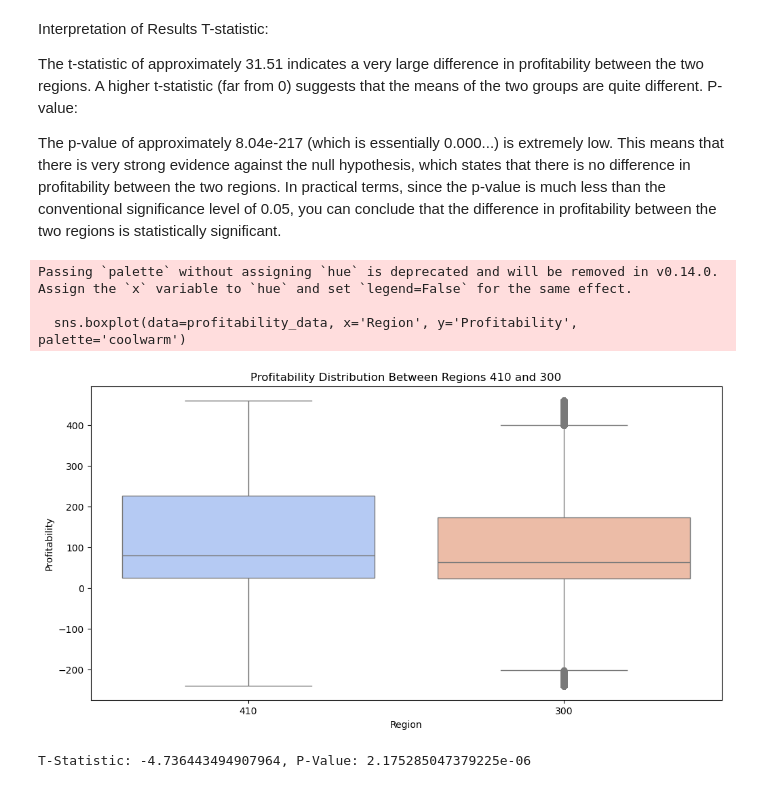
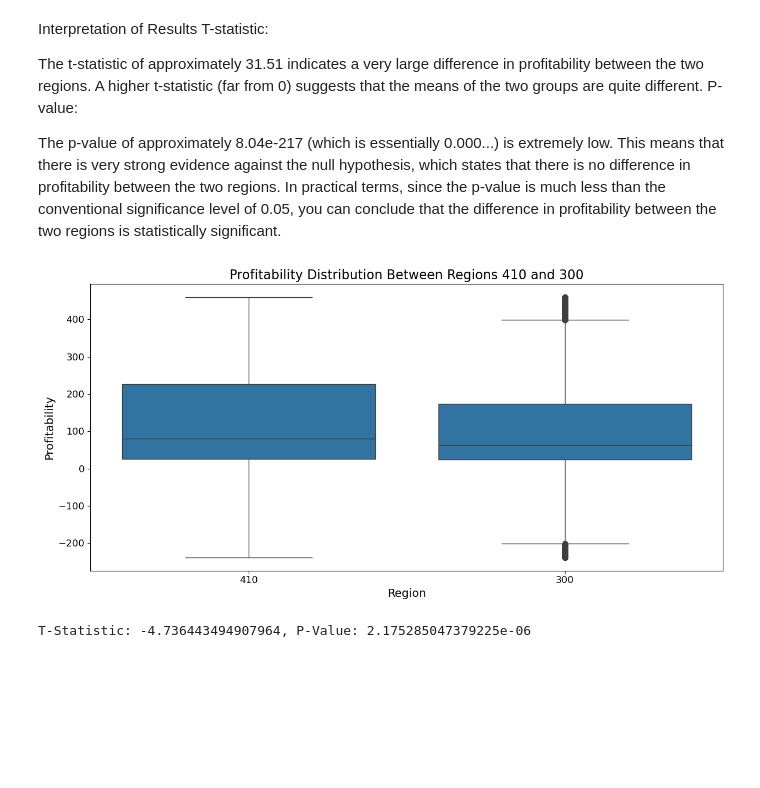
Before and after one commit to arjuuadhikari/BUS-8000, a Jupyter notebook: Group Project Data and Description-20241104/Group Work Busa8000-Copy1.ipynb, the cells around one changed output. Drawn from its saved outputs; the diff is of its cells as text; code cells hidden in the pictures; blank space fills up the shorter version.

```diff
--- a/Group Project Data and Description-20241104/Group Work Busa8000-Copy1.ipynb
+++ b/Group Project Data and Description-20241104/Group Work Busa8000-Copy1.ipynb
@@ -788,22 +788,22 @@ In practical terms, since the p-value is much less than the conventional signifi
 # %%
 # Combine data for plotting
 profitability_data = pd.DataFrame({
     'Region': ['410'] * len(region_410) + ['300'] * len(region_300),
     'Profitability': list(region_410) + list(region_300)
 })
 
 # Plotting the profitability distribution
 plt.figure(figsize=(12, 6))
-sns.boxplot(data=profitability_data, x='Region', y='Profitability', palette='coolwarm')
-plt.title('Profitability Distribution Between Regions 410 and 300')
-plt.xlabel('Region')
-plt.ylabel('Profitability')
+sns.boxplot(data=profitability_data, x='Region', y='Profitability')  # Removed palette parameter
+plt.title('Profitability Distribution Between Regions 410 and 300', fontsize=16)
+plt.xlabel('Region', fontsize=14)
+plt.ylabel('Profitability', fontsize=14)
+plt.xticks(fontsize=12)  # Adjust x-tick label font size
+plt.yticks(fontsize=12)  # Adjust y-tick label font size
+plt.tight_layout()  # Adjust the layout for better fit
 plt.show()
 # %% [output]
-Passing `palette` without assigning `hue` is deprecated and will be removed in v0.14.0. Assign the `x` variable to `hue` and set `legend=False` for the same effect.
-
-  sns.boxplot(data=profitability_data, x='Region', y='Profitability', palette='coolwarm')
-[figure, old version]
+[figure, new version]
 # %%
 fiscal_year_sales = data[data['fiscal_year'] == '2012']['value_sales']
 calendar_year_sales = data[data['calendar_year'] == '2012']['value_sales']
```
Also changed, not shown: parts of 18 cells of this notebook.
